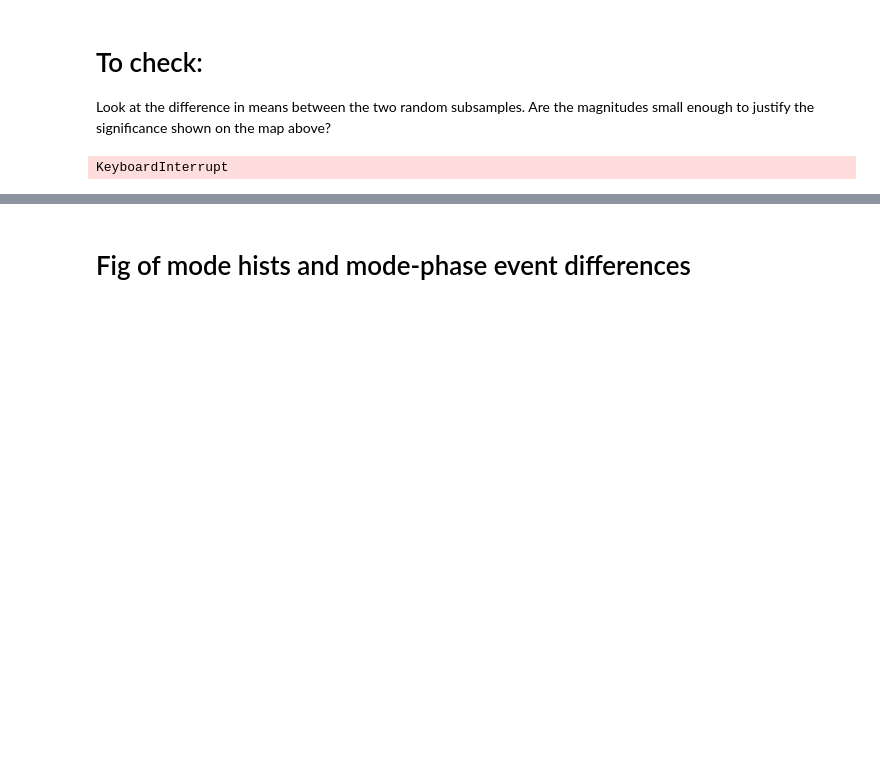
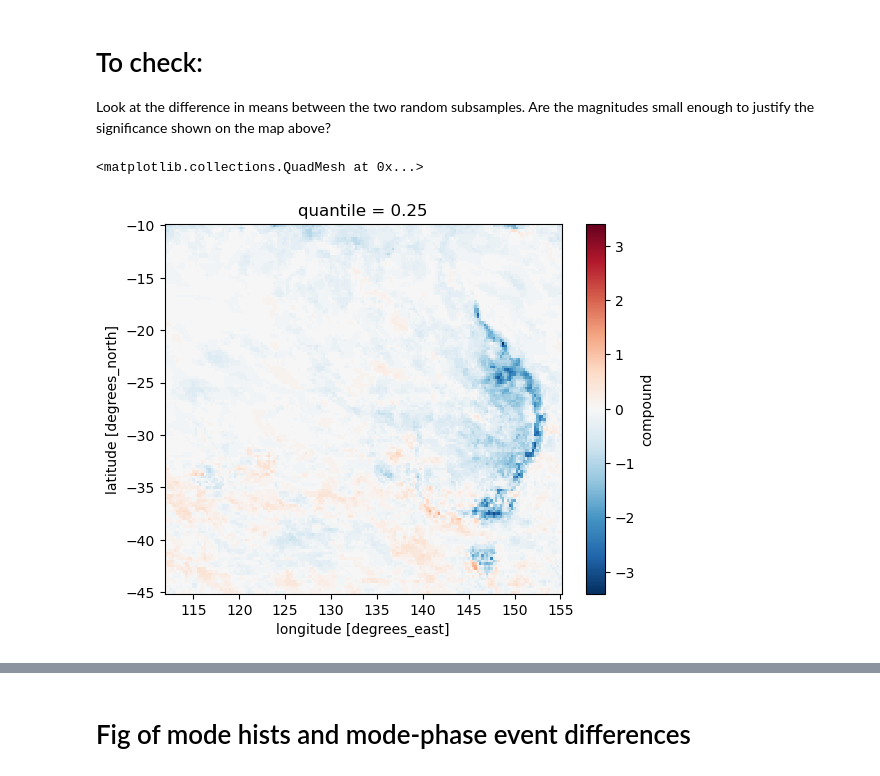
Before and after one commit to dougrichardson/Richardson_2023_energy, a Jupyter notebook: 3_modes.ipynb, the cells around one changed output, grey strips where cells are left out. Cells and saved outputs as stored; diff of their text form; code cells hidden in the pictures; blank space fills up the shorter version.

```diff
--- a/3_modes.ipynb
+++ b/3_modes.ipynb
@@ -666,12 +671,17 @@ plt.plot(c)
 Look at the difference in means between the two random subsamples. Are the magnitudes small enough to justify the significance shown on the map above?
 # %%
 pvals, pos, neg = permutation(
-    aus_events_both_seasonal_total,
+    aus_events_both_seasonal_total.chunk(),
     nino34['nino34'],
     'Spring',
     n_iter=5000
 )
-# %% [output]
-KeyboardInterrupt
+# %%
+obs = event_diff(aus_events_both_seasonal_total, nino34['nino34'], "Spring")
+# %%
+obs.plot()
+# %% [output]
+<matplotlib.collections.QuadMesh at 0x...>
+[figure, added]
 # %%
 pvals.where(pvals < 0.05).where(mask==0).plot()
```
Also changed, not shown: parts of 17 cells of this notebook.
